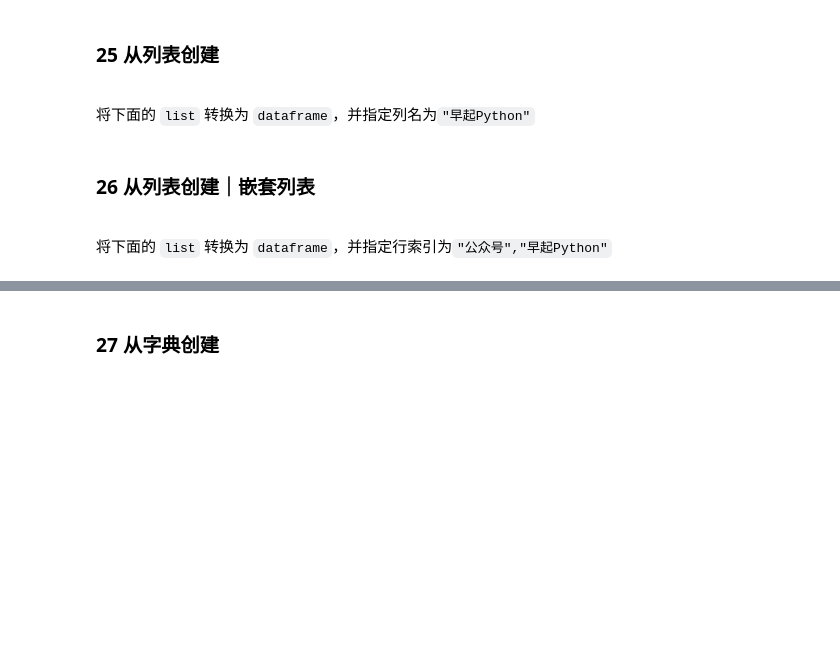
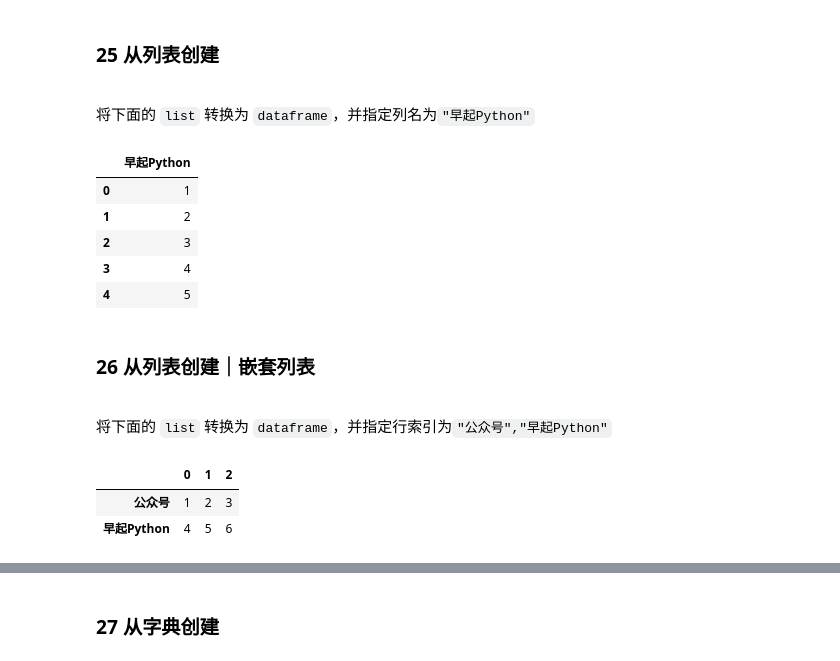
Before and after one commit to hevi1991/Pandas_Advanced_Exercise, a Jupyter notebook: 1 - 数据读取与存储/数据加载与存储.ipynb, the cells around one changed output, grey strips where cells are left out. Drawn from its saved outputs; the diff is of its cells as text; code cells hidden in the pictures; blank space fills up the shorter version.

```diff
--- a/1 - 数据读取与存储/数据加载与存储.ipynb
+++ b/1 - 数据读取与存储/数据加载与存储.ipynb
@@ -655,6 +655,14 @@ all_data
 将下面的 `list` 转换为 `dataframe`，并指定列名为`"早起Python"`
 # %%
 l = [1, 2, 3, 4, 5]
+pd.DataFrame(l, columns=["早起Python"])
+# %% [output]
+|  | 早起Python |
+| 0 | 1 |
+| 1 | 2 |
+| 2 | 3 |
+| 3 | 4 |
+| 4 | 5 |
 # %% [markdown]
 ### 26 从列表创建｜嵌套列表
 
@@ -663,3 +671,8 @@ l = [1, 2, 3, 4, 5]
 将下面的 `list` 转换为 `dataframe`，并指定行索引为`"公众号","早起Python"`
 # %%
 l = [[1, 2, 3], [4, 5, 6]]
+pd.DataFrame(l, index=["公众号", "早起Python"])
+# %% [output]
+|  | 0 | 1 | 2 |
+| 公众号 | 1 | 2 | 3 |
+| 早起Python | 4 | 5 | 6 |
```
Also changed, not shown: parts of 22 cells of this notebook, 9 other files.
